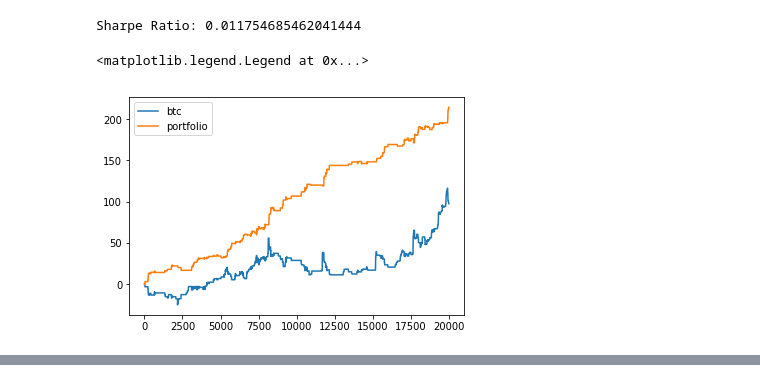
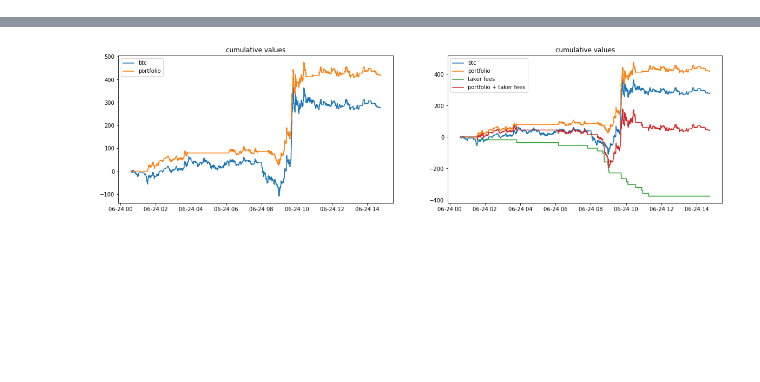
Before and after one commit to inmensustrading/inmensus, a Jupyter notebook: research/book-pressure/analysis-v2.ipynb, the cells around one changed output, grey strips where cells are left out. Drawn from its saved outputs; the diff is of its cells as text; code cells hidden in the pictures; blank space fills up the shorter version.

Commit message:
Add taker fees

```diff
--- a/research/book-pressure/analysis-v2.ipynb
+++ b/research/book-pressure/analysis-v2.ipynb
@@ -160,9 +163,10 @@ def predict(model, df, oi_features):
 def backtest(agg_sz=1,
              roll_mean_window_size=20,
              oi_features=5,
+             initial_position=0,
+             taker_fee=3e-3,
              train_frac=0.5,
-             trade_thresh=0.2,
-             taker_fee=3e-3):
+             trade_thresh=0.2):
     """
     train_frac: What percentage of the data (taken as prefix) should be used for train.
                 The remainder is used for test.
@@ -183,37 +187,64 @@ def backtest(agg_sz=1,
 
     preds = pd.Series(predict(model, test_df, oi_features))
 
-    buy_times = preds > trade_thresh
-    sell_times = preds < trade_thresh
-    sell_times *= 1 - buy_times # due to NaNs, we want to enforce that we never have both a buy and sell
+    bull_times = preds > trade_thresh
+    bear_times = preds < -trade_thresh
+    bear_times *= 1 - bull_times # due to NaNs, we want to enforce that we never have both a buy and sell
 
-    portfolio = buy_times - sell_times
+    # This series of operations turns
+    #    [     1, 1, 1, -1, 0, 0, 1, 0, 0, -1, 0]
+    # -> [NaN, 1, 1, 1,  0, 0, 0, 1, 1, 1,  0, 0]
+    portfolio = bull_times - bear_times
     portfolio[portfolio == 0] = np.nan
+    portfolio[0] = initial_position
     portfolio = portfolio.ffill()
-    portfolio *= portfolio < 0
-    portfolio = portfolio.shift(1) # we execute trades in the future
+    portfolio *= portfolio > 0
+    portfolio = portfolio.shift(1) # our position only changes after the timestep
+
+    buy_times = (portfolio < portfolio.shift(-1))
+    sell_times = (portfolio > portfolio.shift(-1))
+    bid_prices = pd.Series(test_df['bid'].values)
+    ask_prices = pd.Series(test_df['ask'].values)
+    taker_fees = taker_fee * (buy_times * ask_prices + sell_times * bid_prices)
+    taker_fees = taker_fees.shift(1) # the fee is accrued between timesteps and is counted towards the next timestep
 
     returns = pd.Series(test_df['dmid'].values)
-
     portfolio_returns = portfolio * returns
 
-    #TODO: Add taker_fees
+    times = pd.Series(test_df['time'].values)
 
-    return returns, portfolio_returns
+    # returns are returns on bitcoin
+    # portfolio returns are returns on portfolio without taker fees
+    # taker fees are the fees associated with trading (always positive)
+    return returns, portfolio_returns, taker_fees, times
 
 def get_sharpe_ratio(returns, portfolio_returns):
     sr = (portfolio_returns - returns).mean() / (portfolio_returns - returns).std()
     return sr
-
-r, pr = backtest(agg_sz=1,
-                 roll_mean_window_size=30,
-                 oi_features=10,
-                 trade_thresh=0.05)
-print("Sharpe Ratio:", get_sharpe_ratio(r, pr))
-plt.plot(r.cumsum(), label='btc')
-plt.plot(pr.cumsum(), label='portfolio')
-plt.legend()
-# %% [output]
-Sharpe Ratio: 0.011754685462041444
-<matplotlib.legend.Legend at 0x...>
-[figure, removed]
+# %%
+%%time
+r, pr, tf, t = backtest(agg_sz=0.1,
+                        roll_mean_window_size=20,
+                        oi_features=10,
+                        taker_fee=3e-3,
+                        initial_position=0,
+                        trade_thresh=1.98)
+print("Sharpe Ratio:", get_sharpe_ratio(r, pr - tf))
+print("Earnings:", pr.sum() - tf.sum())
+
+plt.figure(figsize=(20,5))
+
+plt.subplot(1, 2, 1)
+plt.plot_date(t, r.cumsum(), label='btc', fmt='-')
+plt.plot_date(t, pr.cumsum(), label='portfolio', fmt='-')
+plt.title('cumulative values')
+plt.legend()
+
+plt.subplot(1, 2, 2)
+plt.plot_date(t, r.cumsum(), label='btc', fmt='-')
+plt.plot_date(t, pr.cumsum(), label='portfolio', fmt='-')
+plt.plot_date(t, -tf.cumsum(), label='taker fees', fmt='-')
+plt.plot_date(t, pr.cumsum() - tf.cumsum(), label='portfolio + taker fees', fmt='-')
+plt.title('cumulative values')
+plt.legend()
+# %% [output]
@@ -219,0 +255 @@ Sharpe Ratio: 0.011754685462041444
+[figure, added]
```
Also changed, not shown: parts of 7 cells of this notebook.
